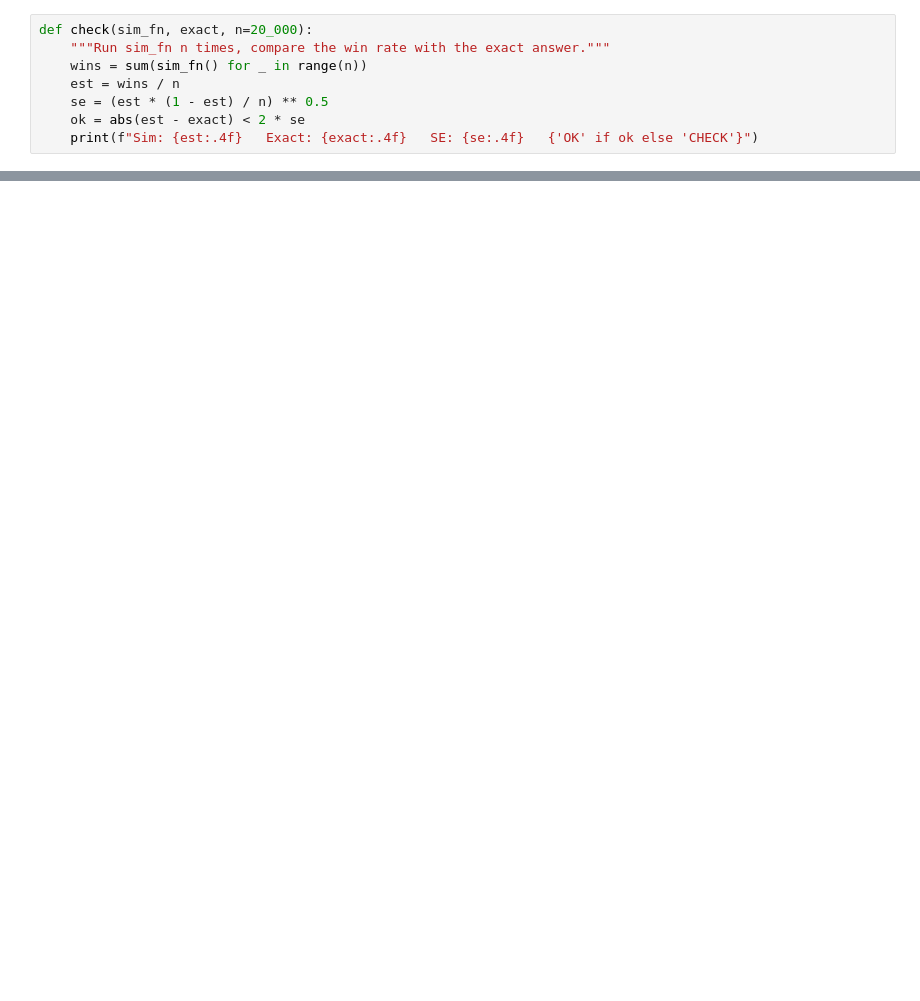
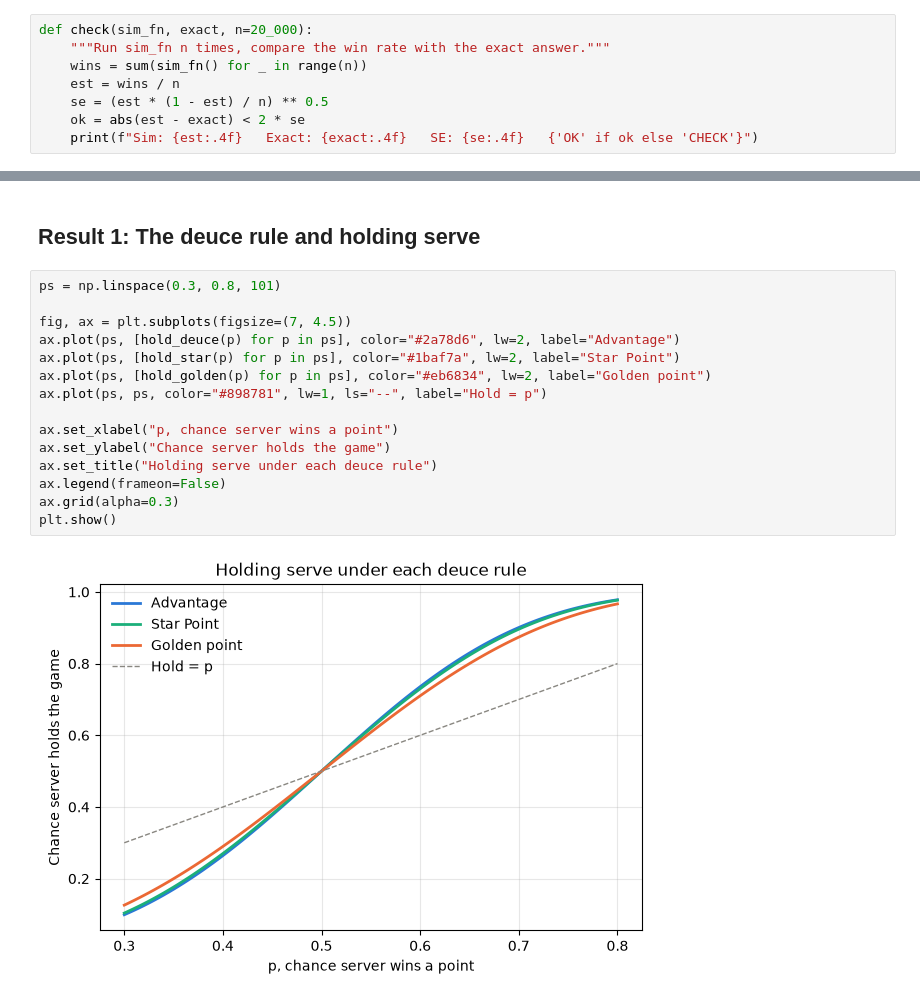
Before and after one commit to willcallo/Padel-Markov, a Jupyter notebook: 03_results.ipynb, the cells around one changed output, grey strips where cells are left out. Drawn from its saved outputs; the diff is of its cells as text; blank space fills up the shorter version.

Commit message:
Finish results notebook with plots and deuce rule comparison

```diff
--- a/03_results.ipynb
+++ b/03_results.ipynb
@@ -40,0 +65,19 @@ Sim: 0.9715   Exact: 0.9689   SE: 0.0012   CHECK
+# %% [markdown]
+## Result 1: The deuce rule and holding serve
+# %%
+ps = np.linspace(0.3, 0.8, 101)
+
+fig, ax = plt.subplots(figsize=(7, 4.5))
+ax.plot(ps, [hold_deuce(p) for p in ps], color="#2a78d6", lw=2, label="Advantage")
+ax.plot(ps, [hold_star(p) for p in ps], color="#1baf7a", lw=2, label="Star Point")
+ax.plot(ps, [hold_golden(p) for p in ps], color="#eb6834", lw=2, label="Golden point")
+ax.plot(ps, ps, color="#898781", lw=1, ls="--", label="Hold = p")
+
+ax.set_xlabel("p, chance server wins a point")
+ax.set_ylabel("Chance server holds the game")
+ax.set_title("Holding serve under each deuce rule")
+ax.legend(frameon=False)
+ax.grid(alpha=0.3)
+plt.show()
+# %% [output]
+[figure, added]
```
Also changed, not shown: parts of 13 cells of this notebook, 1 other file.
